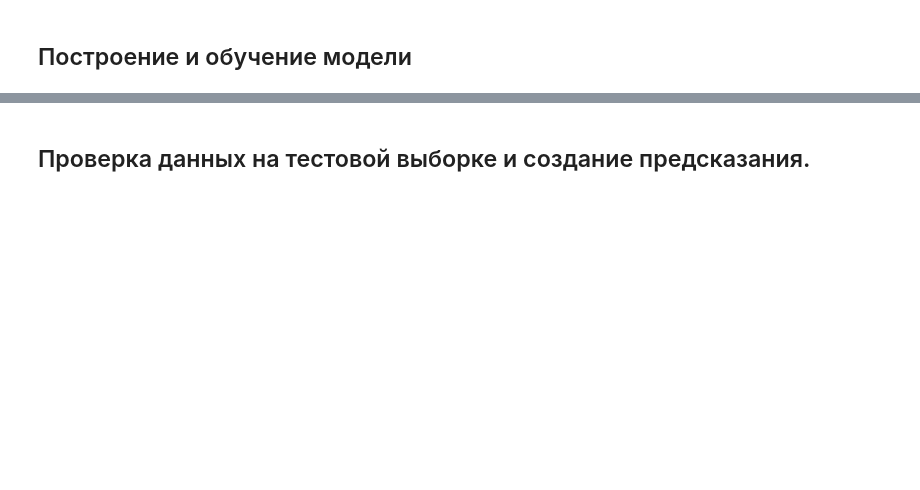
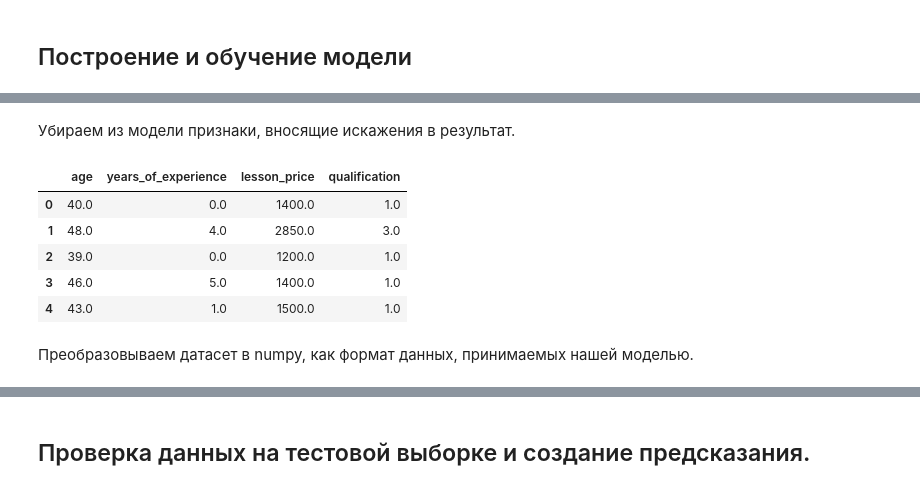
Before and after one commit to fandom170/GB_DataAlgorythms, a Jupyter notebook: Final project regression/Final Project Regression.ipynb, the cells around one changed output, grey strips where cells are left out. Saved outputs shown, nothing was run; the diff lists cells and outputs as text; code cells hidden in the pictures; blank space fills up the shorter version.

```diff
--- a/Final project regression/Final Project Regression.ipynb
+++ b/Final project regression/Final Project Regression.ipynb
@@ -160,3 +148,5 @@ X = X.apply(standard_scale)
+# %%
+X = df.copy()
 # %%
 X.head()
 # %% [output]
@@ -169,2 +158,0 @@ X.head()
-# %%
-X = X[['lesson_price', 'qualification']]
@@ -171,3 +165,5 @@ X = X[['lesson_price', 'qualification']]
+# %%
+X = X.drop(['Id', 'mean_exam_points'], axis = 1)
 # %%
 X.head()
 # %% [output]
@@ -406,2 +414,17 @@ values = np.linspace(1, 50, 20, dtype=int)
+# %% [markdown]
+Убираем из модели признаки, вносящие искажения в результат.
+# %%
+X_train = X.drop(['physics', 'chemistry', 'biology', 'english', 'geography', 'history'], axis = 1)
+# %%
+X_train.head()
+# %% [output]
+|  | age | years_of_experience | lesson_price | qualification |
+| 0 | 40.0 | 0.0 | 1400.0 | 1.0 |
+| 1 | 48.0 | 4.0 | 2850.0 | 3.0 |
+| 2 | 39.0 | 0.0 | 1200.0 | 1.0 |
+| 3 | 46.0 | 5.0 | 1400.0 | 1.0 |
+| 4 | 43.0 | 1.0 | 1500.0 | 1.0 |
+# %% [markdown]
+Преобразовываем датасет в numpy, как формат данных, принимаемых нашей моделью.
 # %%
 X_train_np = X_train.to_numpy()
```
Also changed, not shown: parts of 61 cells of this notebook.
